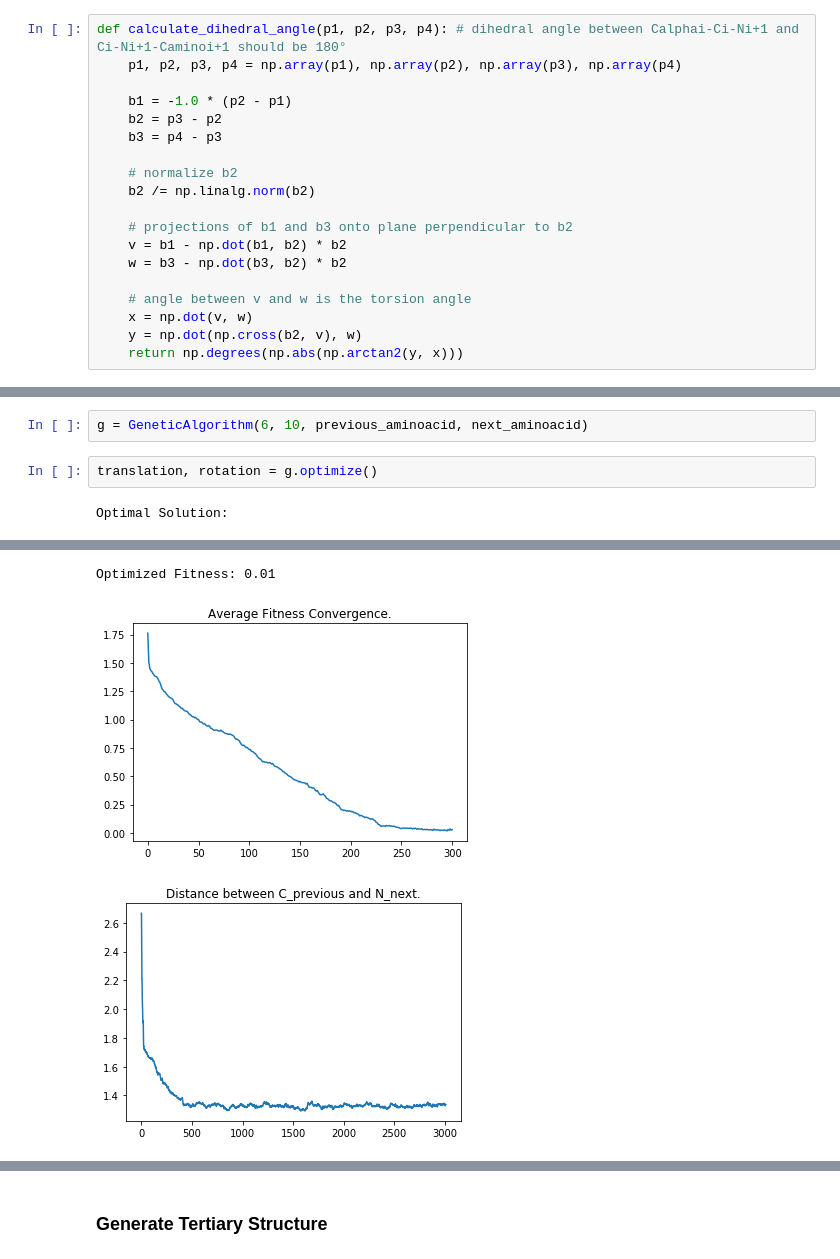
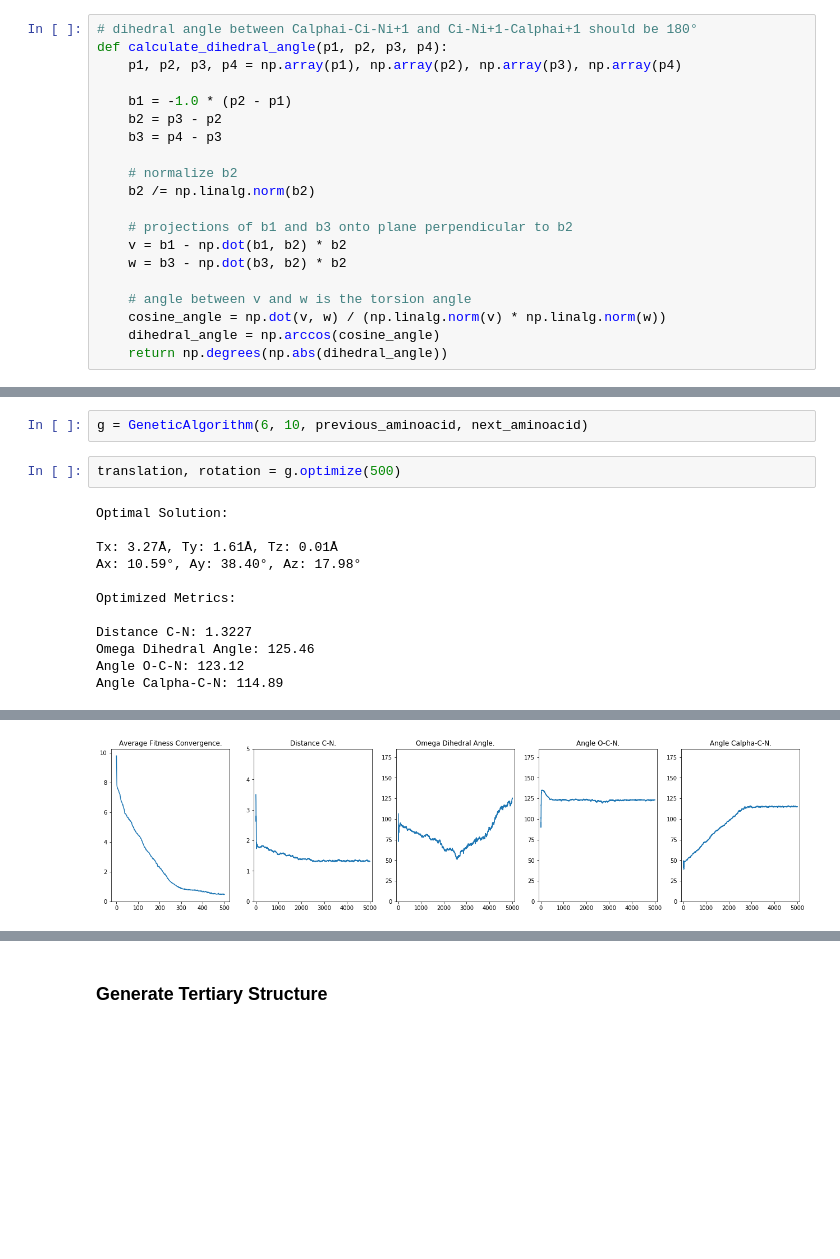
Before and after one commit to cristianl1251/structural-bioinformatics, a Jupyter notebook: assignment_2/Polypeptide Chain.ipynb, the cells around one changed output, grey strips where cells are left out. Drawn from its saved outputs; the diff is of its cells as text; blank space fills up the shorter version.

```diff
--- a/assignment_2/Polypeptide Chain.ipynb
+++ b/assignment_2/Polypeptide Chain.ipynb
@@ -121,7 +125,8 @@ def calculate_angle(p1, p2, p3): # angle between Oi-Ci and Ci-Ni+1 should be 123
     angle = np.arccos(cosine_angle)
     return np.degrees(angle)
 # %%
-def calculate_dihedral_angle(p1, p2, p3, p4): # dihedral angle between Calphai-Ci-Ni+1 and Ci-Ni+1-Caminoi+1 should be 180°
+# dihedral angle between Calphai-Ci-Ni+1 and Ci-Ni+1-Calphai+1 should be 180°
+def calculate_dihedral_angle(p1, p2, p3, p4):
     p1, p2, p3, p4 = np.array(p1), np.array(p2), np.array(p3), np.array(p4)
 
     b1 = -1.0 * (p2 - p1)
@@ -136,9 +141,9 @@ def calculate_dihedral_angle(p1, p2, p3, p4): # dihedral angle between Calphai-C
     w = b3 - np.dot(b3, b2) * b2
 
     # angle between v and w is the torsion angle
-    x = np.dot(v, w)
-    y = np.dot(np.cross(b2, v), w)
-    return np.degrees(np.abs(np.arctan2(y, x)))
+    cosine_angle = np.dot(v, w) / (np.linalg.norm(v) * np.linalg.norm(w))
+    dihedral_angle = np.arccos(cosine_angle)
+    return np.degrees(np.abs(dihedral_angle))
 # %% [markdown]
 ### Calculate Next Amino Acid Translation and Rotation
 # %% [markdown]
@@ -307,6 +328,16 @@ next_aminoacid = aminoacids[aminoacids.residue_name == 'THR']
 # %%
 g = GeneticAlgorithm(6, 10, previous_aminoacid, next_aminoacid)
 # %%
-translation, rotation = g.optimize()
+translation, rotation = g.optimize(500)
 # %% [output]
 Optimal Solution:
+
+Tx: 3.27Å, Ty: 1.61Å, Tz: 0.01Å
+Ax: 10.59°, Ay: 38.40°, Az: 17.98°
+
+Optimized Metrics:
+
+Distance C-N: 1.3227
+Omega Dihedral Angle: 125.46
+Angle O-C-N: 123.12
+Angle Calpha-C-N: 114.89
@@ -320,3 +344 @@ Optimal Solution:
-Optimized Fitness: 0.01
-[figure, old version]
+[figure, new version]
-[figure, removed]
```
Also changed, not shown: parts of 19 cells of this notebook.
